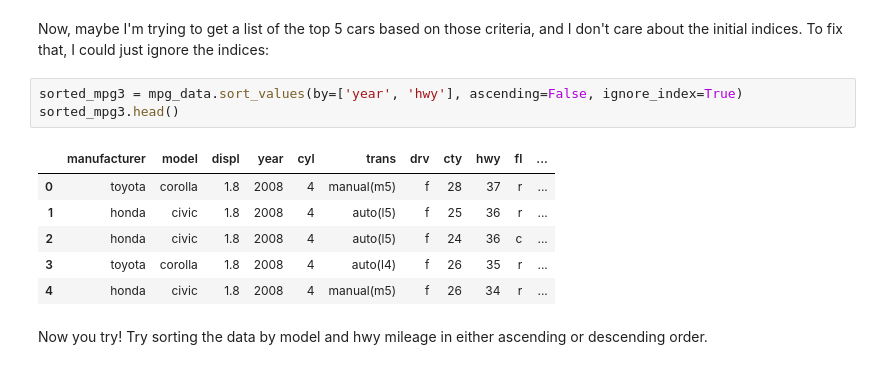
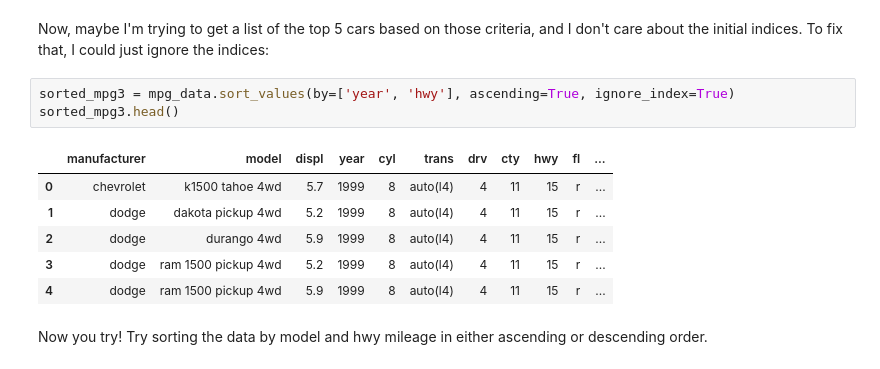
Before and after one commit to UVADS/DS-3001, a Jupyter notebook: 02_function_basics/02_Lecture_Python.ipynb, the cells around one changed output. Drawn from its saved outputs; the diff is of its cells as text.

```diff
--- a/02_function_basics/02_Lecture_Python.ipynb
+++ b/02_function_basics/02_Lecture_Python.ipynb
@@ -148,15 +148,15 @@ sorted_mpg2.head()
 # %% [markdown]
 Now, maybe I'm trying to get a list of the top 5 cars based on those criteria, and I don't care about the initial indices. To fix that, I could just ignore the indices:
 # %%
-sorted_mpg3 = mpg_data.sort_values(by=['year', 'hwy'], ascending=False, ignore_index=True)
+sorted_mpg3 = mpg_data.sort_values(by=['year', 'hwy'], ascending=True, ignore_index=True)
 sorted_mpg3.head()
 # %% [output]
 |  | manufacturer | model | displ | year | cyl | trans | drv | cty | hwy | fl | ... |
-| 0 | toyota | corolla | 1.8 | 2008 | 4 | manual(m5) | f | 28 | 37 | r | ... |
-| 1 | honda | civic | 1.8 | 2008 | 4 | auto(l5) | f | 25 | 36 | r | ... |
-| 2 | honda | civic | 1.8 | 2008 | 4 | auto(l5) | f | 24 | 36 | c | ... |
-| 3 | toyota | corolla | 1.8 | 2008 | 4 | auto(l4) | f | 26 | 35 | r | ... |
-| 4 | honda | civic | 1.8 | 2008 | 4 | manual(m5) | f | 26 | 34 | r | ... |
+| 0 | chevrolet | k1500 tahoe 4wd | 5.7 | 1999 | 8 | auto(l4) | 4 | 11 | 15 | r | ... |
+| 1 | dodge | dakota pickup 4wd | 5.2 | 1999 | 8 | auto(l4) | 4 | 11 | 15 | r | ... |
+| 2 | dodge | durango 4wd | 5.9 | 1999 | 8 | auto(l4) | 4 | 11 | 15 | r | ... |
+| 3 | dodge | ram 1500 pickup 4wd | 5.2 | 1999 | 8 | auto(l4) | 4 | 11 | 15 | r | ... |
+| 4 | dodge | ram 1500 pickup 4wd | 5.9 | 1999 | 8 | auto(l4) | 4 | 11 | 15 | r | ... |
 # %% [markdown]
 Now you try! Try sorting the data by model and hwy mileage in either ascending or descending order.
 # %% [markdown]
```
Also changed, not shown: parts of 1 cell of this notebook.
